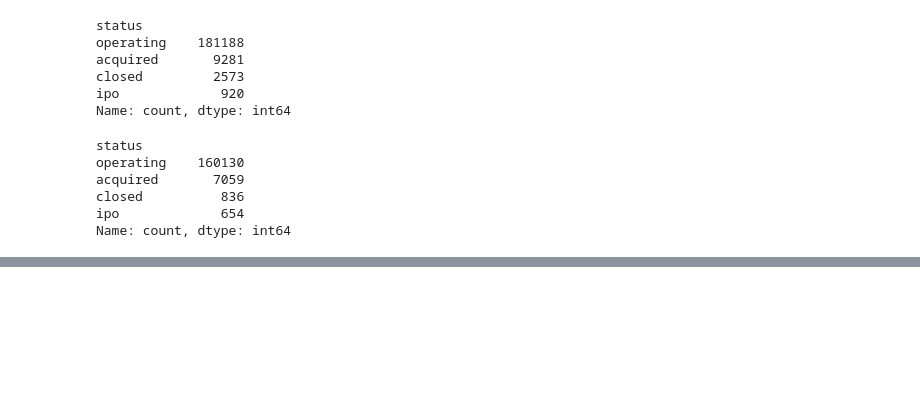
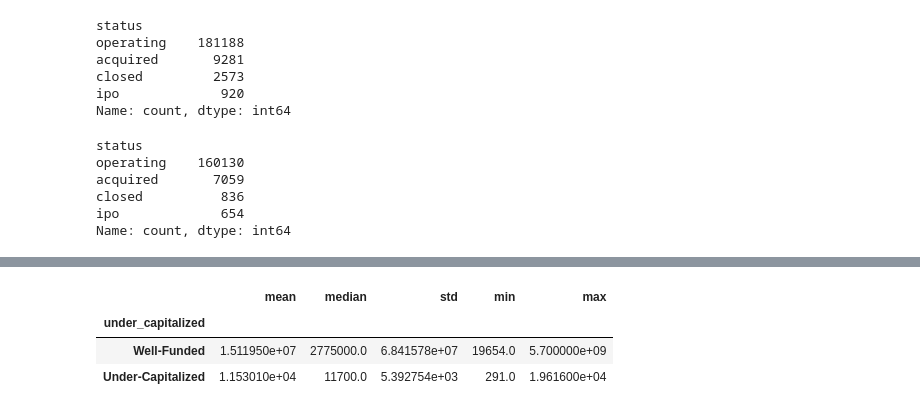
Before and after one commit to GM-Team-1/gm-credit-fund-risk-model, a Jupyter notebook: notebooks/CFRM.ipynb, the cells around one changed output, grey strips where cells are left out. Cells and saved outputs as stored; diff of their text form; code cells hidden in the pictures; blank space fills up the shorter version.

```diff
--- a/notebooks/CFRM.ipynb
+++ b/notebooks/CFRM.ipynb
@@ -134,0 +169,5 @@ Name: count, dtype: int64
+# %%
+#2% threshold
+two_percent = df['funding_total_usd'].quantile(0.02)
+
+print(f"2% funding threshold: ${two_percent:,.0f}")
@@ -134,0 +195,8 @@ Name: count, dtype: int64
+# %%
+#flag for under-capitalized companies
+df['under_capitalized'] = (
+    (df['funding_total_usd'] <= two_percent) |
+    (df['funding_total_usd'].isna()) |
+    (df['funding_total_usd'] == 0))
+
+df[['funding_total_usd', 'under_capitalized']].head()
@@ -134,0 +277,12 @@ Name: count, dtype: int64
+# %%
+# Compare key metrics and identify funding gaps between groups
+group_stats = df.groupby('under_capitalized')['funding_total_usd'].describe()[['mean', '50%', 'std', 'min', 'max']]
+group_stats.rename(index={True: 'Under-Capitalized', False: 'Well-Funded'}, inplace=True)
+group_stats.rename(columns={'50%': 'median'}, inplace=True)
+
+group_stats
+# %% [output]
+|  | mean | median | std | min | max |
+| under_capitalized |  |  |  |  |  |
+| Well-Funded | 1.511950e+07 | 2775000.0 | 6.841578e+07 | 19654.0 | 5.700000e+09 |
+| Under-Capitalized | 1.153010e+04 | 11700.0 | 5.392754e+03 | 291.0 | 1.961600e+04 |
```
Also changed, not shown: parts of 47 cells of this notebook.
